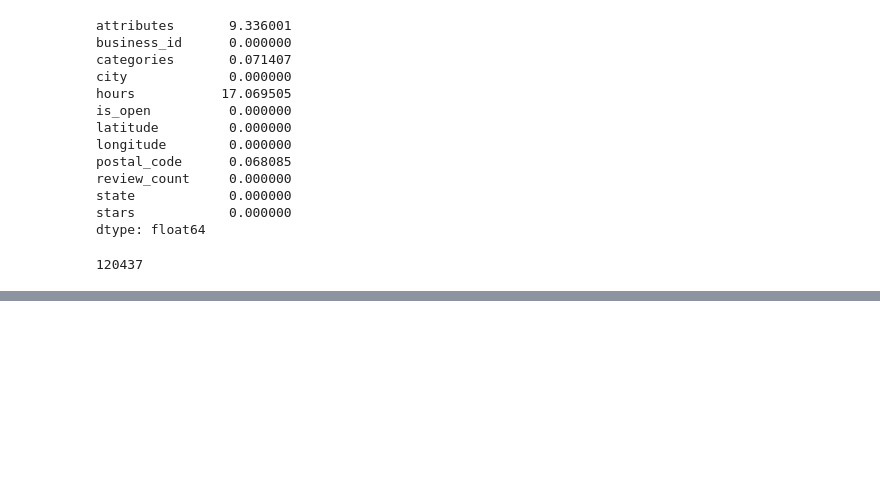
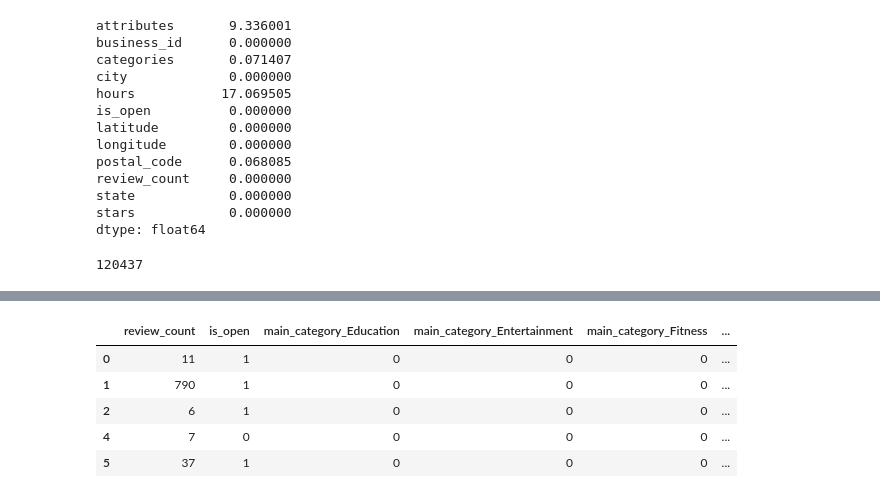
Before and after one commit to musasmike/msba_exit_yelp, a Jupyter notebook: mbsa_yelp.ipynb, the cells around one changed output, grey strips where cells are left out. Saved outputs shown, nothing was run; the diff lists cells and outputs as text; code cells hidden in the pictures; blank space fills up the shorter version.

```diff
--- a/mbsa_yelp.ipynb
+++ b/mbsa_yelp.ipynb
@@ -211,0 +359,13 @@ df.shape[0]
+# %%
+for col in X.columns:
+    if X[col].dtype == 'bool':
+        X[col] = X[col].astype('int')
+# %%
+X.head()
+# %% [output]
+|  | review_count | is_open | main_category_Education | main_category_Entertainment | main_category_Fitness | ... |
+| 0 | 11 | 1 | 0 | 0 | 0 | ... |
+| 1 | 790 | 1 | 0 | 0 | 0 | ... |
+| 2 | 6 | 1 | 0 | 0 | 0 | ... |
+| 4 | 7 | 0 | 0 | 0 | 0 | ... |
+| 5 | 37 | 1 | 0 | 0 | 0 | ... |
```
Also changed, not shown: parts of 24 cells of this notebook, 1 other file.
